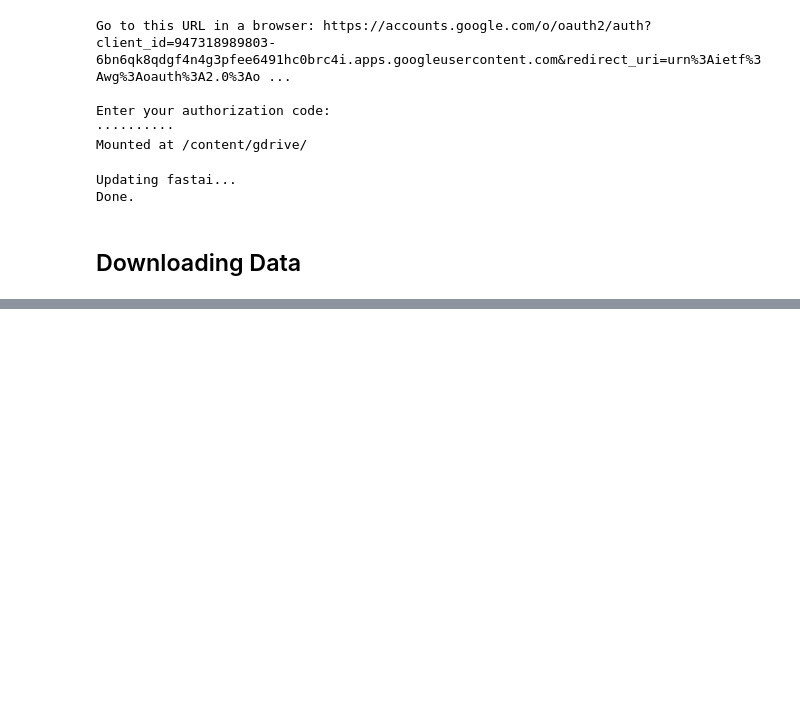
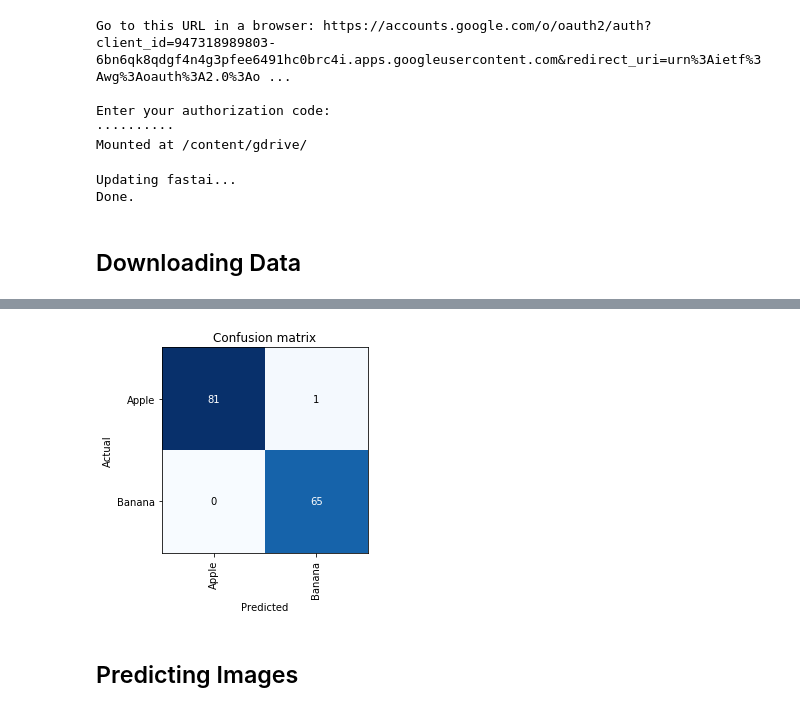
Before and after one commit to Pager07/fruit-classifier, a Jupyter notebook: FruitClassifier.ipynb, the cells around one changed output, grey strips where cells are left out. Saved outputs shown, nothing was run; the diff lists cells and outputs as text; code cells hidden in the pictures; blank space fills up the shorter version.

Commit message:
Predicting

```diff
--- a/FruitClassifier.ipynb
+++ b/FruitClassifier.ipynb
@@ -50,0 +133,6 @@ for folder in classes:
+# %%
+interp.plot_confusion_matrix()
+# %% [output]
+[figure, added]
+# %% [markdown]
+## Predicting Images
```
Also changed, not shown: parts of 21 cells of this notebook.
